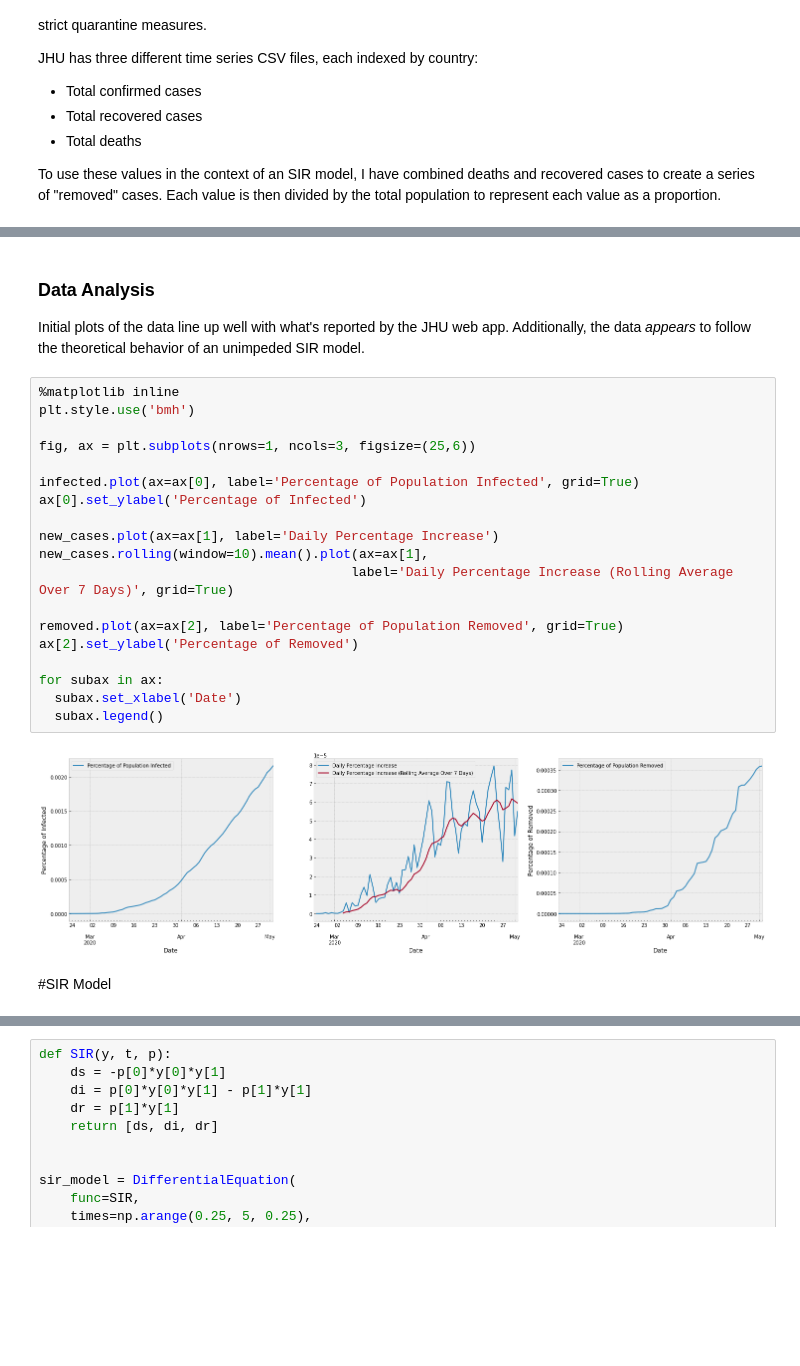
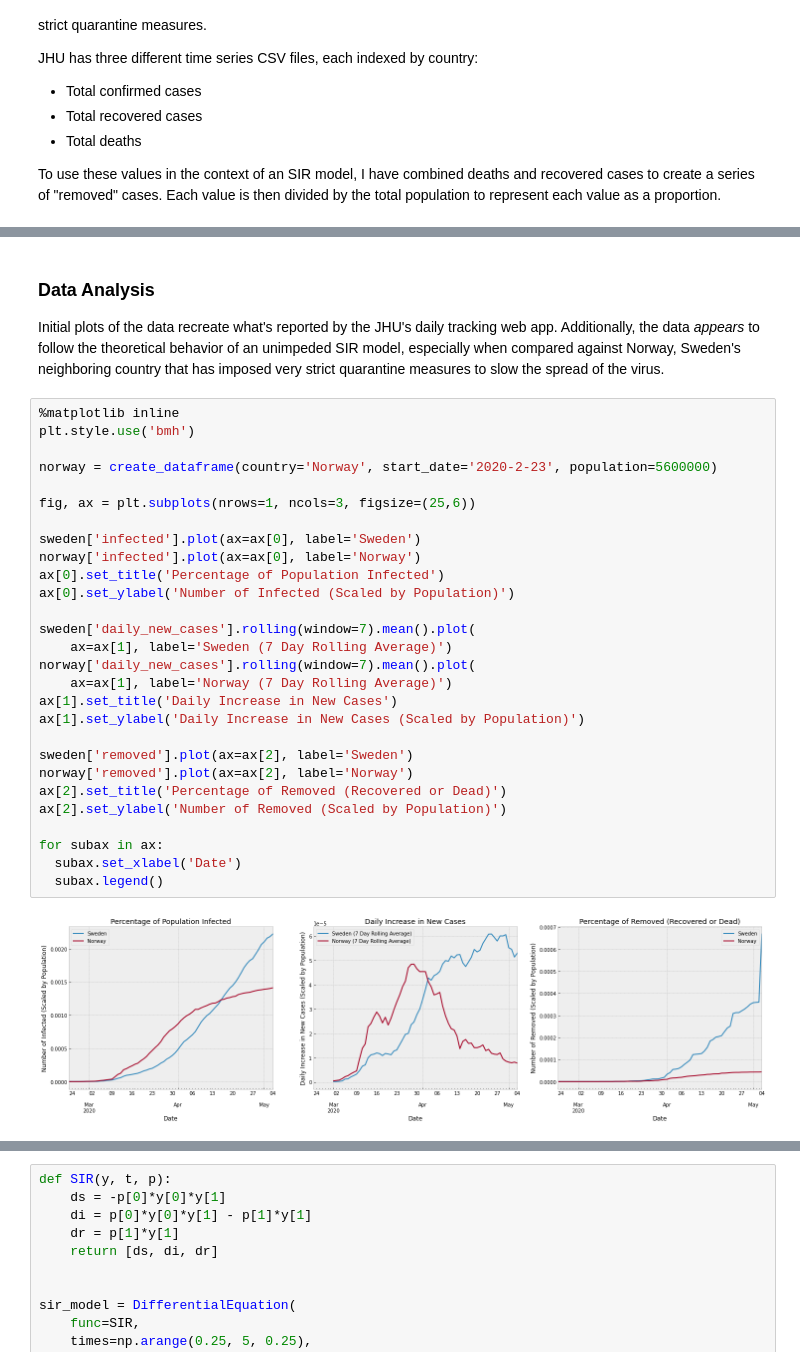
Before and after one commit to lucascarter0/data-science-tools, a Jupyter notebook: Covid19_Modeling_MCMC.ipynb, the cells around one changed output, grey strips where cells are left out. Saved outputs shown, nothing was run; the diff lists cells and outputs as text; blank space fills up the shorter version.

```diff
--- a/Covid19_Modeling_MCMC.ipynb
+++ b/Covid19_Modeling_MCMC.ipynb
@@ -99,26 +115,33 @@ susceptible = (1- infected - removed)
 # %% [markdown]
 ### Data Analysis
-Initial plots of the data line up well with what's reported by the JHU web app. Additionally, the data *appears* to follow the theoretical behavior of an unimpeded SIR model.
+Initial plots of the data recreate what's reported by the JHU's daily tracking web app. Additionally, the data *appears* to follow the theoretical behavior of an unimpeded SIR model, especially when compared against Norway, Sweden's neighboring country that has imposed very strict quarantine measures to slow the spread of the virus.
 # %%
 %matplotlib inline
 plt.style.use('bmh')
 
+norway = create_dataframe(country='Norway', start_date='2020-2-23', population=5600000)
+
 fig, ax = plt.subplots(nrows=1, ncols=3, figsize=(25,6))
 
-infected.plot(ax=ax[0], label='Percentage of Population Infected', grid=True)
-ax[0].set_ylabel('Percentage of Infected')
+sweden['infected'].plot(ax=ax[0], label='Sweden')
+norway['infected'].plot(ax=ax[0], label='Norway')
+ax[0].set_title('Percentage of Population Infected')
+ax[0].set_ylabel('Number of Infected (Scaled by Population)')
 
-new_cases.plot(ax=ax[1], label='Daily Percentage Increase')
-new_cases.rolling(window=10).mean().plot(ax=ax[1],
-                                        label='Daily Percentage Increase (Rolling Average Over 7 Days)', grid=True)
+sweden['daily_new_cases'].rolling(window=7).mean().plot(
+    ax=ax[1], label='Sweden (7 Day Rolling Average)')
+norway['daily_new_cases'].rolling(window=7).mean().plot(
+    ax=ax[1], label='Norway (7 Day Rolling Average)')
+ax[1].set_title('Daily Increase in New Cases')
+ax[1].set_ylabel('Daily Increase in New Cases (Scaled by Population)')
 
-removed.plot(ax=ax[2], label='Percentage of Population Removed', grid=True)
-ax[2].set_ylabel('Percentage of Removed')
+sweden['removed'].plot(ax=ax[2], label='Sweden')
+norway['removed'].plot(ax=ax[2], label='Norway')
+ax[2].set_title('Percentage of Removed (Recovered or Dead)')
+ax[2].set_ylabel('Number of Removed (Scaled by Population)')
 
 for subax in ax:
   subax.set_xlabel('Date')
   subax.legend()
 # %% [output]
-[figure, old version]
+[figure, new version]
-# %% [markdown]
-#SIR Model
```
Also changed, not shown: parts of 3 cells of this notebook.
